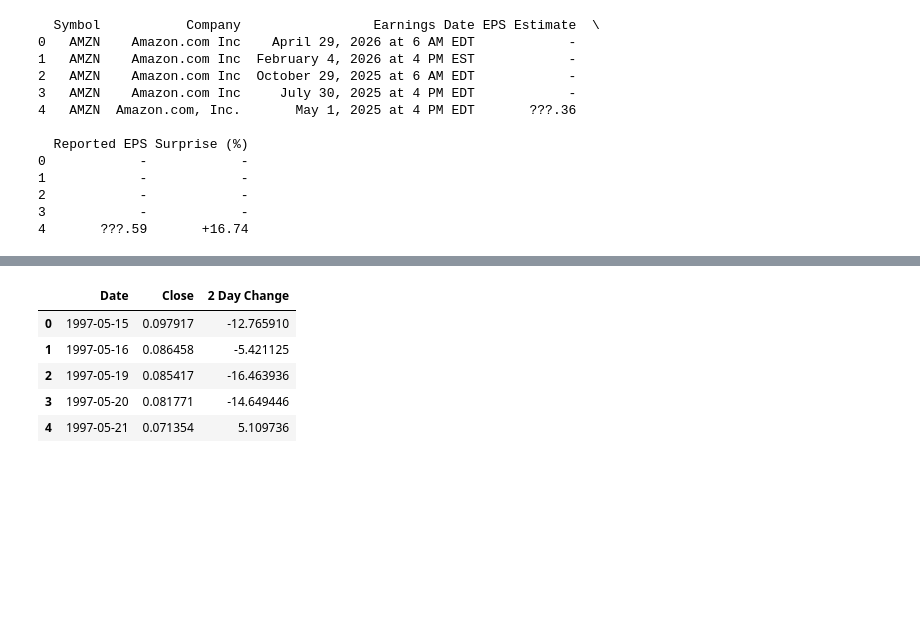
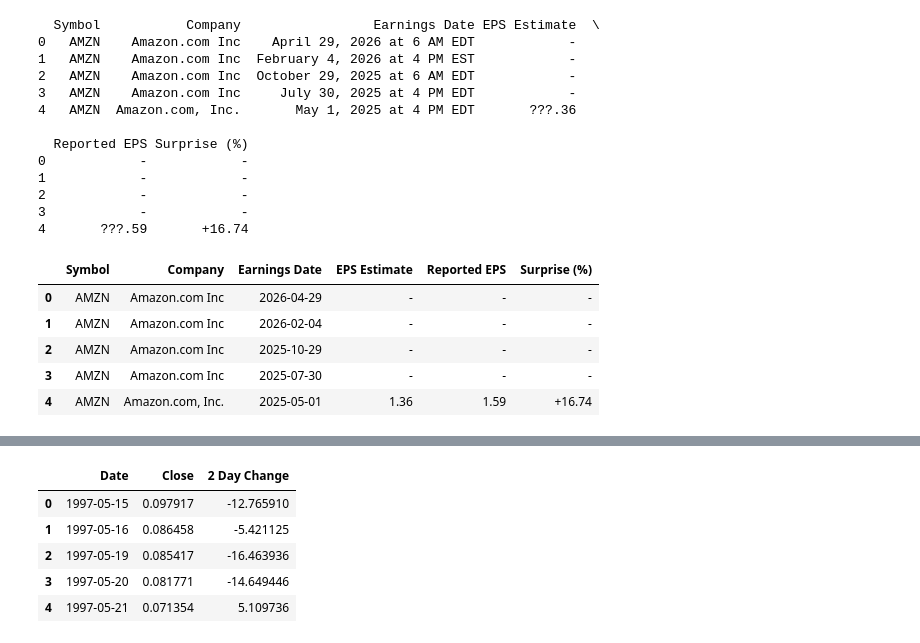
Before and after one commit to Haoshka/financial_analytics_course, a Jupyter notebook: homework_week1.ipynb, the cells around one changed output, grey strips where cells are left out. Drawn from its saved outputs; the diff is of its cells as text; code cells hidden in the pictures; blank space fills up the shorter version.

```diff
--- a/homework_week1.ipynb
+++ b/homework_week1.ipynb
@@ -333,6 +324,15 @@ def clean_eps(value):
 
 amazondf["EPS Estimate"] = amazondf["EPS Estimate"].apply(clean_eps)
 amazondf["Reported EPS"] = amazondf["Reported EPS"].apply(clean_eps)
+# %%
+amazondf.head(5)
+# %% [output]
+|  | Symbol | Company | Earnings Date | EPS Estimate | Reported EPS | Surprise (%) |
+| 0 | AMZN | Amazon.com Inc | 2026-04-29 | - | - | - |
+| 1 | AMZN | Amazon.com Inc | 2026-02-04 | - | - | - |
+| 2 | AMZN | Amazon.com Inc | 2025-10-29 | - | - | - |
+| 3 | AMZN | Amazon.com Inc | 2025-07-30 | - | - | - |
+| 4 | AMZN | Amazon.com, Inc. | 2025-05-01 | 1.36 | 1.59 | +16.74 |
 # %%
 #Remove '+' in Surprise (%) and convert to float
 amazondf["Surprise (%)"] = amazondf["Surprise (%)"].str.replace("+", "", regex=False)
```
Also changed, not shown: parts of 10 cells of this notebook.
